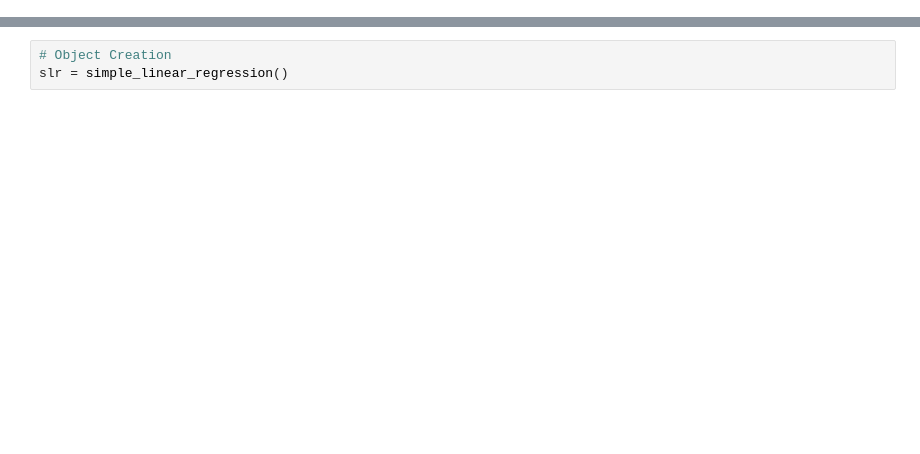
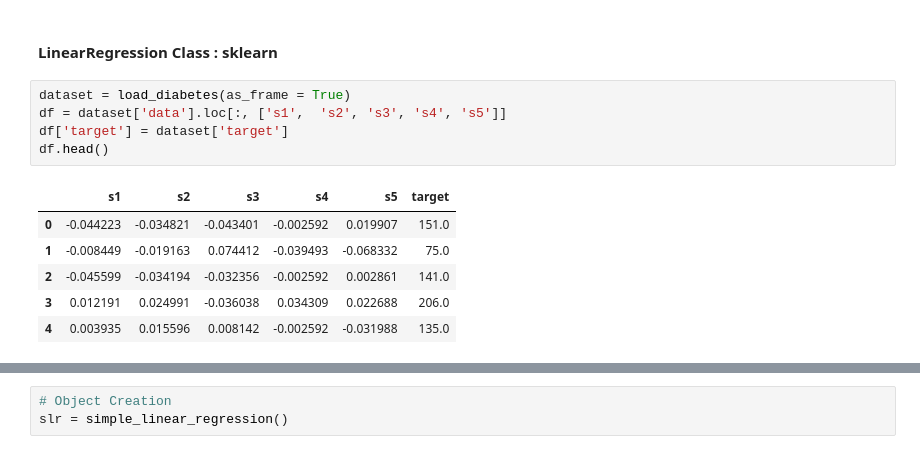
Before and after one commit to Shriram-Vibhute/Machine_Learning, a Jupyter notebook: Simple Linear Regression/simple_linear_regression.ipynb, the cells around one changed output, grey strips where cells are left out. Drawn from its saved outputs; the diff is of its cells as text; blank space fills up the shorter version.

```diff
--- a/Simple Linear Regression/simple_linear_regression.ipynb
+++ b/Simple Linear Regression/simple_linear_regression.ipynb
@@ -4,0 +11,14 @@ import matplotlib.pyplot as plt
+# %% [markdown]
+#### **LinearRegression Class : sklearn**
+# %%
+dataset = load_diabetes(as_frame = True)
+df = dataset['data'].loc[:, ['s1',	's2', 's3', 's4', 's5']]
+df['target'] = dataset['target']
+df.head()
+# %% [output]
+|  | s1 | s2 | s3 | s4 | s5 | target |
+| 0 | -0.044223 | -0.034821 | -0.043401 | -0.002592 | 0.019907 | 151.0 |
+| 1 | -0.008449 | -0.019163 | 0.074412 | -0.039493 | -0.068332 | 75.0 |
+| 2 | -0.045599 | -0.034194 | -0.032356 | -0.002592 | 0.002861 | 141.0 |
+| 3 | 0.012191 | 0.024991 | -0.036038 | 0.034309 | 0.022688 | 206.0 |
+| 4 | 0.003935 | 0.015596 | 0.008142 | -0.002592 | -0.031988 | 135.0 |
```
Also changed, not shown: parts of 51 cells of this notebook, 2 other files.
